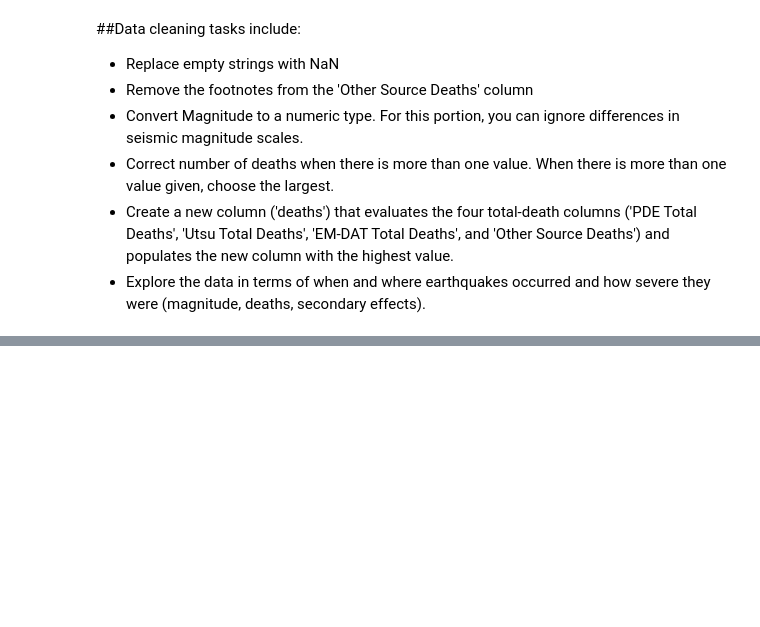
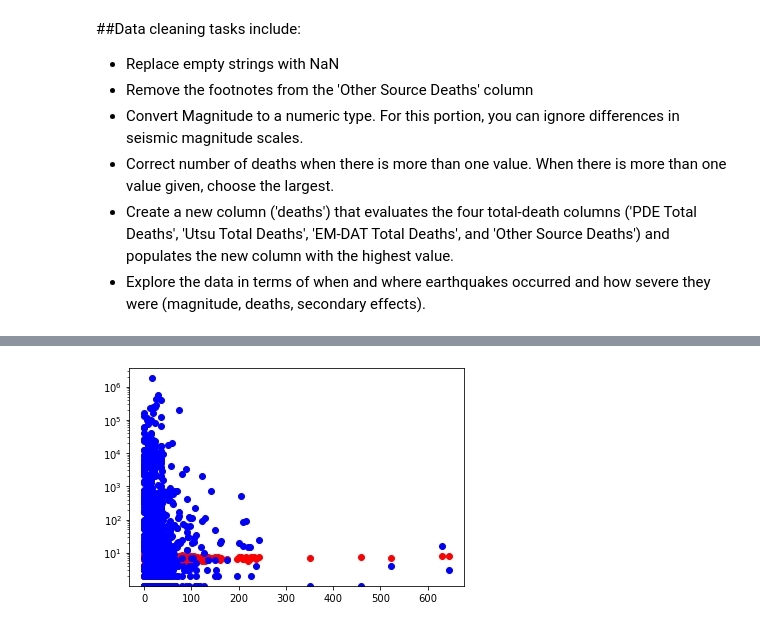
Before and after one commit to nss-data-science-cohort-4/dq3-earthquakes-down-to-earth, a Jupyter notebook: dq3_earthqueck_cleaning.ipynb, the cells around one changed output, grey strips where cells are left out. Drawn from its saved outputs; the diff is of its cells as text; code cells hidden in the pictures; blank space fills up the shorter version.

```diff
--- a/dq3_earthqueck_cleaning.ipynb
+++ b/dq3_earthqueck_cleaning.ipynb
@@ -140,0 +295,6 @@ earthq_df.tail(60)
+# %%
+plt.scatter(earthq_df['Depth (km)'], earthq_df['Magnitude_num'],color='red')
+plt.scatter(earthq_df['Depth (km)'], earthq_df['sum_deaths'] ,color= 'blue')
+plt.yscale('log')
+# %% [output]
+[figure, added]
```
Also changed, not shown: parts of 31 cells of this notebook.
